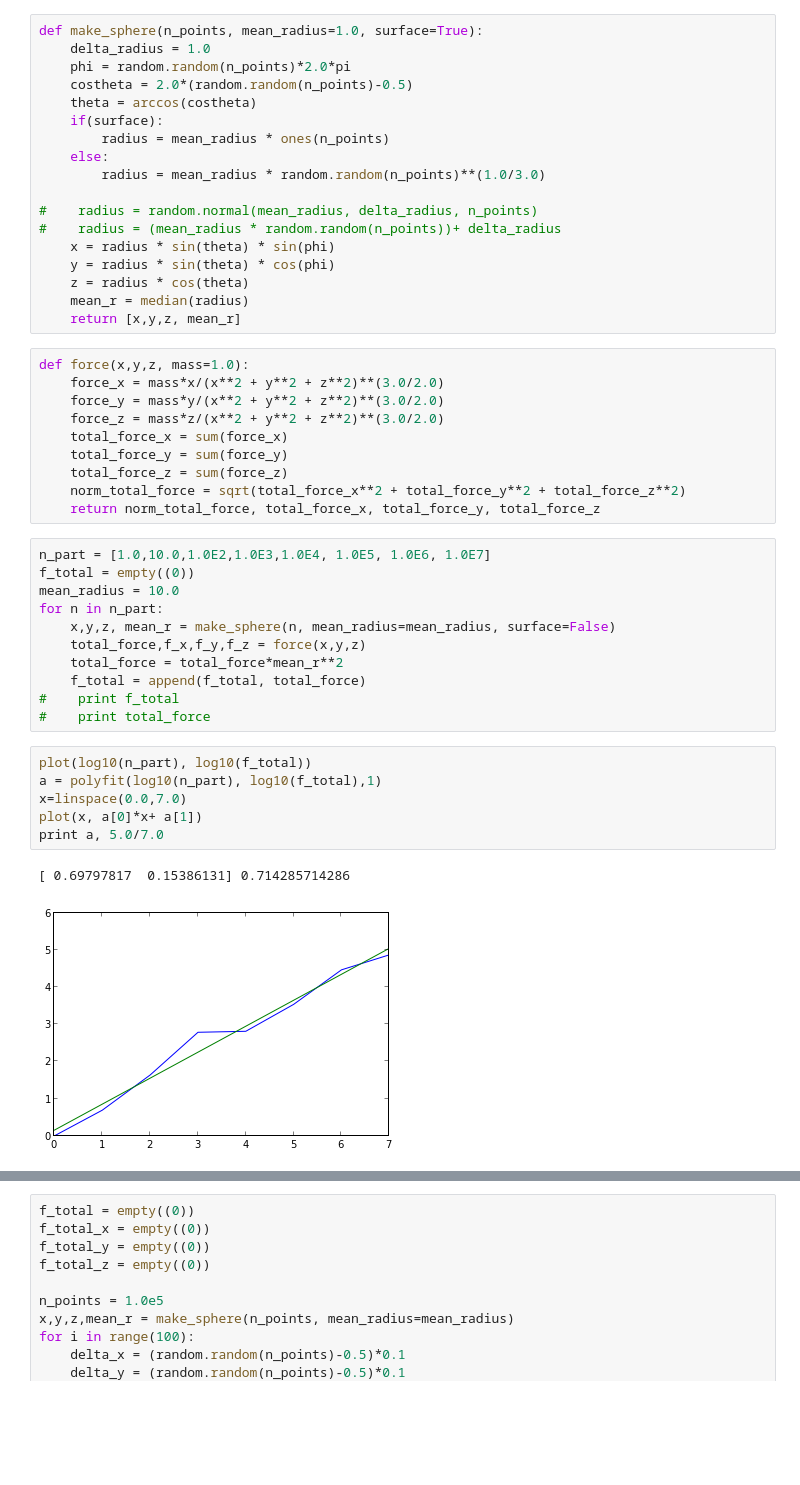
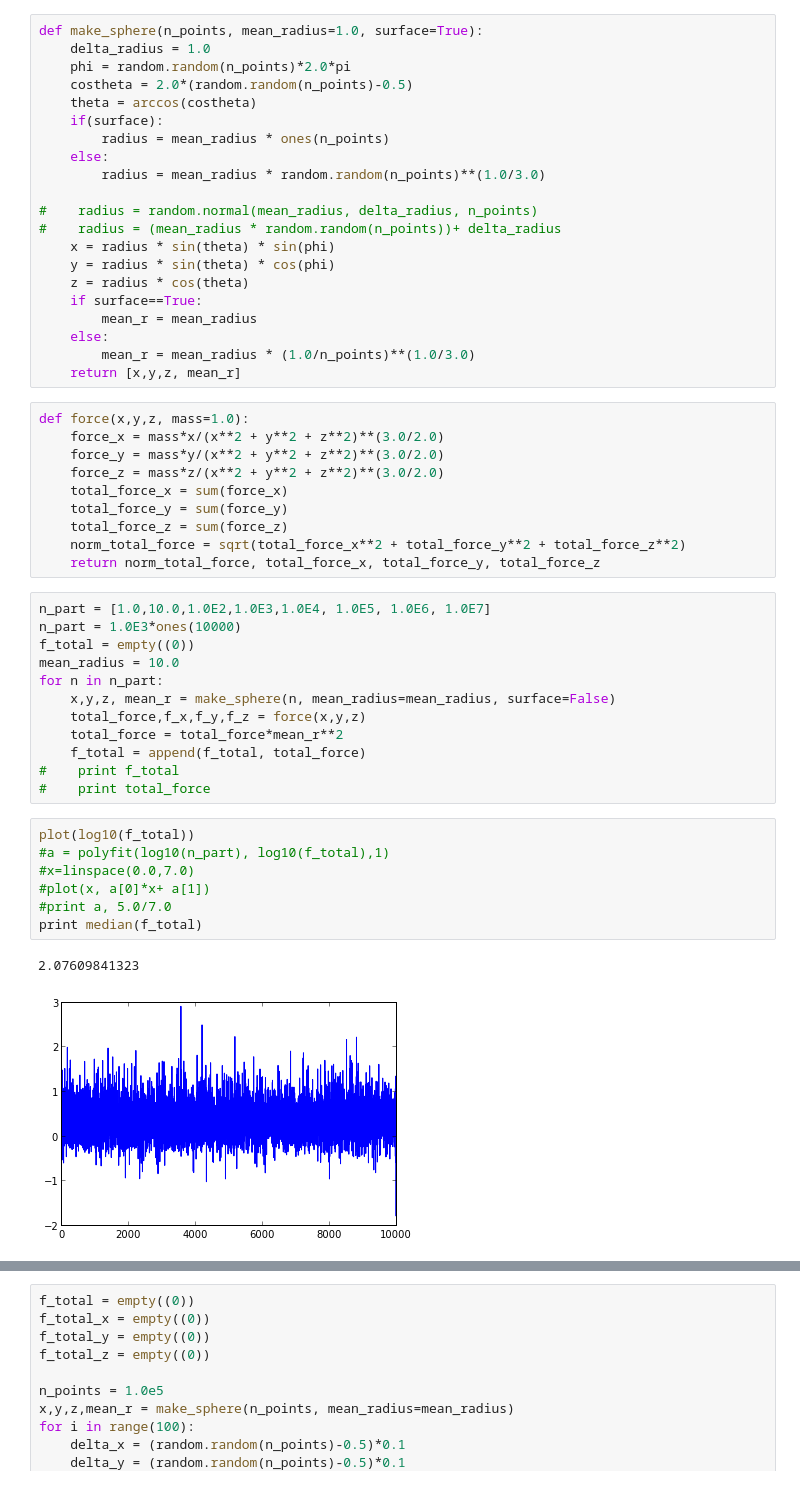
Before and after one commit to forero/spheres, a Jupyter notebook: code/spheres.ipynb, the cells around one changed output, grey strips where cells are left out. Cells and saved outputs as stored; diff of their text form; blank space fills up the shorter version.

```diff
--- a/code/spheres.ipynb
+++ b/code/spheres.ipynb
@@ -18,7 +18,10 @@ def make_sphere(n_points, mean_radius=1.0, surface=True):
     x = radius * sin(theta) * sin(phi)
     y = radius * sin(theta) * cos(phi)
     z = radius * cos(theta)
-    mean_r = median(radius)
+    if surface==True:
+        mean_r = mean_radius
+    else:
+        mean_r = mean_radius * (1.0/n_points)**(1.0/3.0)
     return [x,y,z, mean_r]
 # %%
 def force(x,y,z, mass=1.0):
@@ -32,6 +35,7 @@ def force(x,y,z, mass=1.0):
     return norm_total_force, total_force_x, total_force_y, total_force_z
 # %%
 n_part = [1.0,10.0,1.0E2,1.0E3,1.0E4, 1.0E5, 1.0E6, 1.0E7]
+n_part = 1.0E3*ones(10000)
 f_total = empty((0))
 mean_radius = 10.0
 for n in n_part:
@@ -42,11 +46,12 @@ for n in n_part:
 #    print f_total
 #    print total_force
 # %%
-plot(log10(n_part), log10(f_total))
-a = polyfit(log10(n_part), log10(f_total),1)
-x=linspace(0.0,7.0)
-plot(x, a[0]*x+ a[1])
-print a, 5.0/7.0
+plot(log10(f_total))
+#a = polyfit(log10(n_part), log10(f_total),1)
+#x=linspace(0.0,7.0)
+#plot(x, a[0]*x+ a[1])
+#print a, 5.0/7.0
+print median(f_total)
 # %% [output]
-[ 0.69797817  0.15386131] 0.714285714286
+2.07609841323
-[figure, old version]
+[figure, new version]
```
Also changed, not shown: parts of 1 cell of this notebook.
